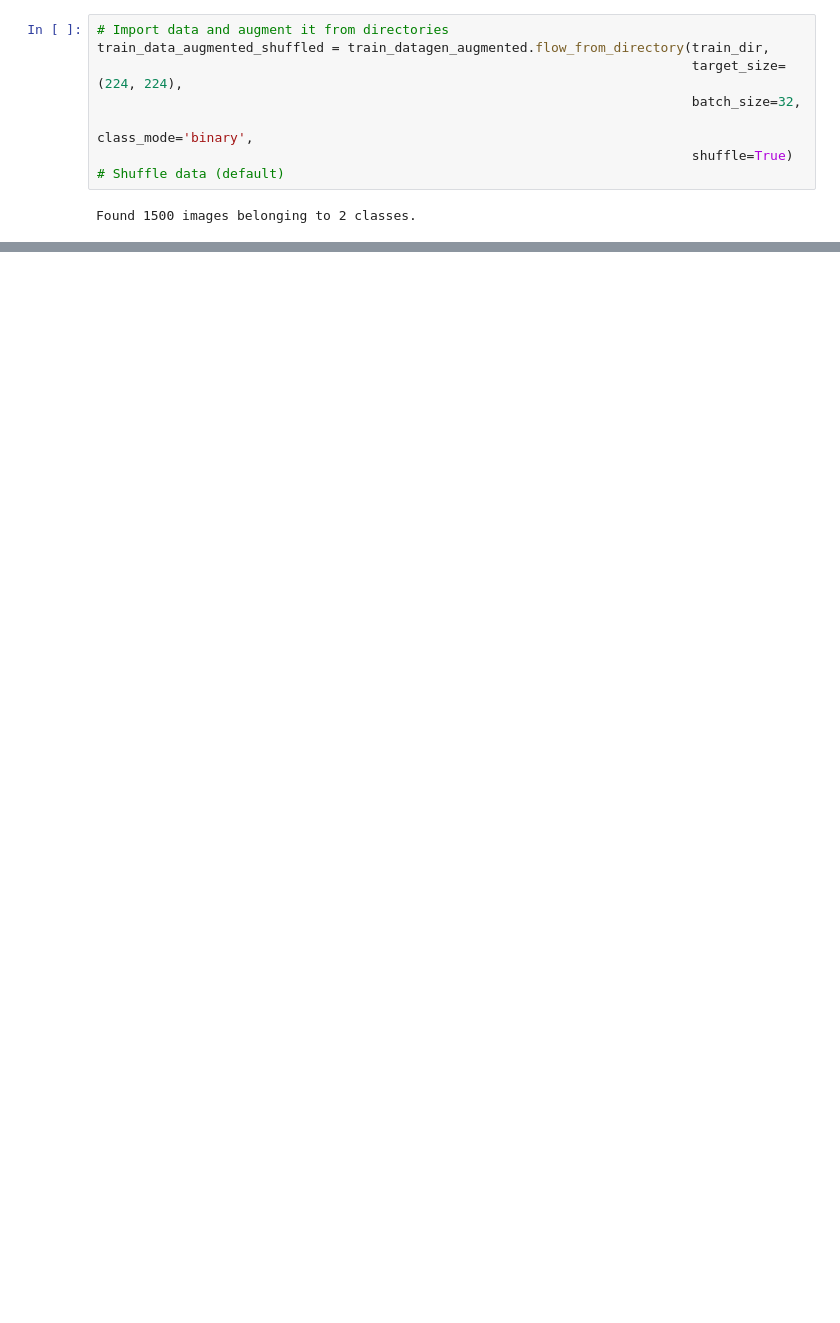
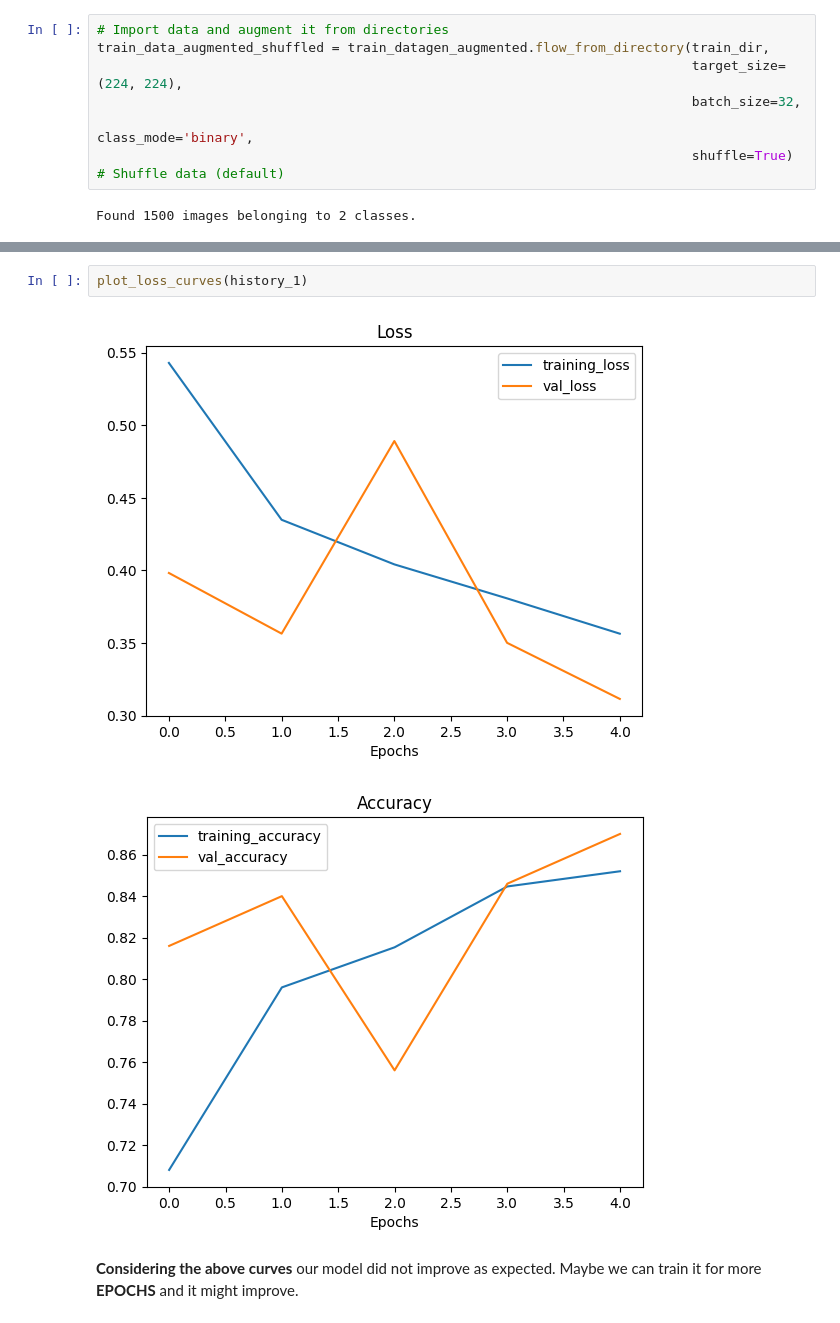
Before and after one commit to Amirzeb-badshah/DeepLearning_With_TensorFlow-Course, a Jupyter notebook: Convolutional_004.ipynb, the cells around one changed output, grey strips where cells are left out. Saved outputs shown, nothing was run; the diff lists cells and outputs as text; blank space fills up the shorter version.

```diff
--- a/Convolutional_004.ipynb
+++ b/Convolutional_004.ipynb
@@ -1131,0 +1239,7 @@ After **shuffling** model_7 performances improved. This is because the model was
+# %%
+plot_loss_curves(history_1)
+# %% [output]
+[figure, added]
+[figure, added]
+# %% [markdown]
+**Considering the above curves** our model did not improve as expected. Maybe we can train it for more **EPOCHS** and it might improve.
```
Also changed, not shown: parts of 13 cells of this notebook.
